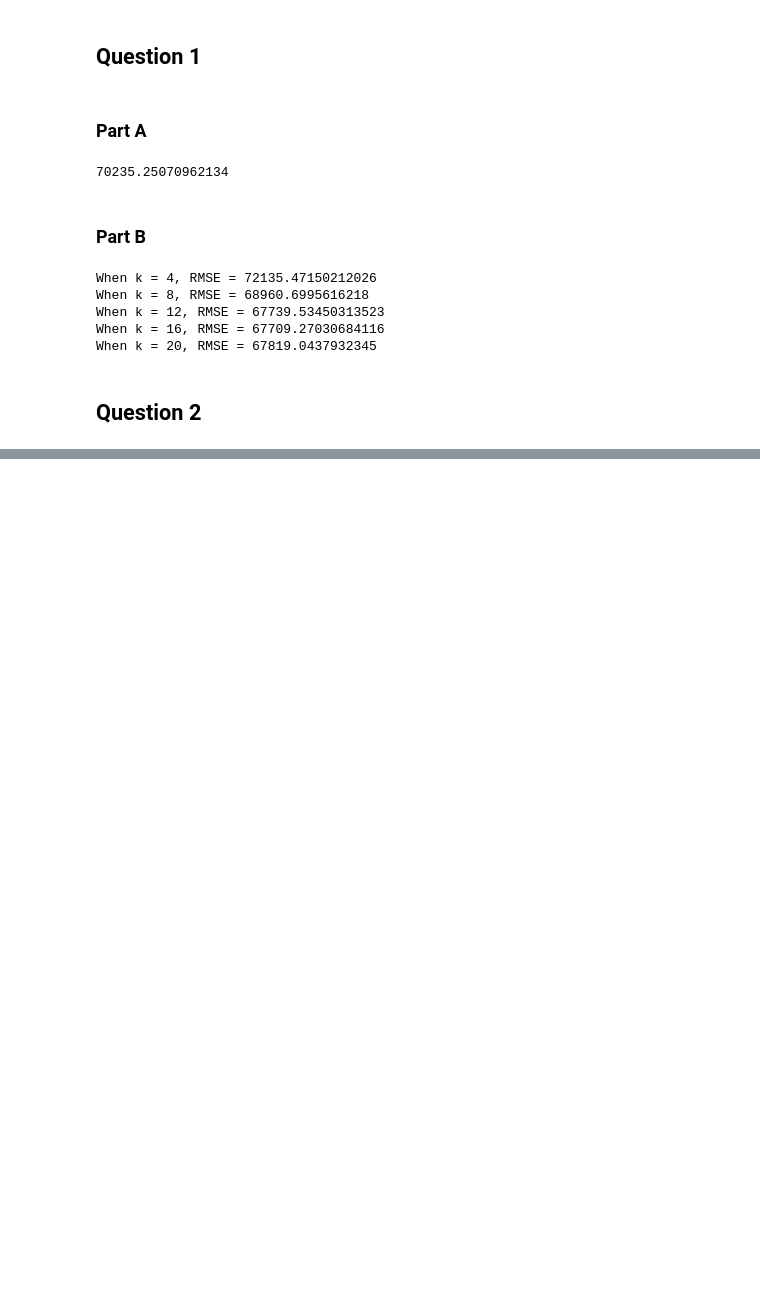
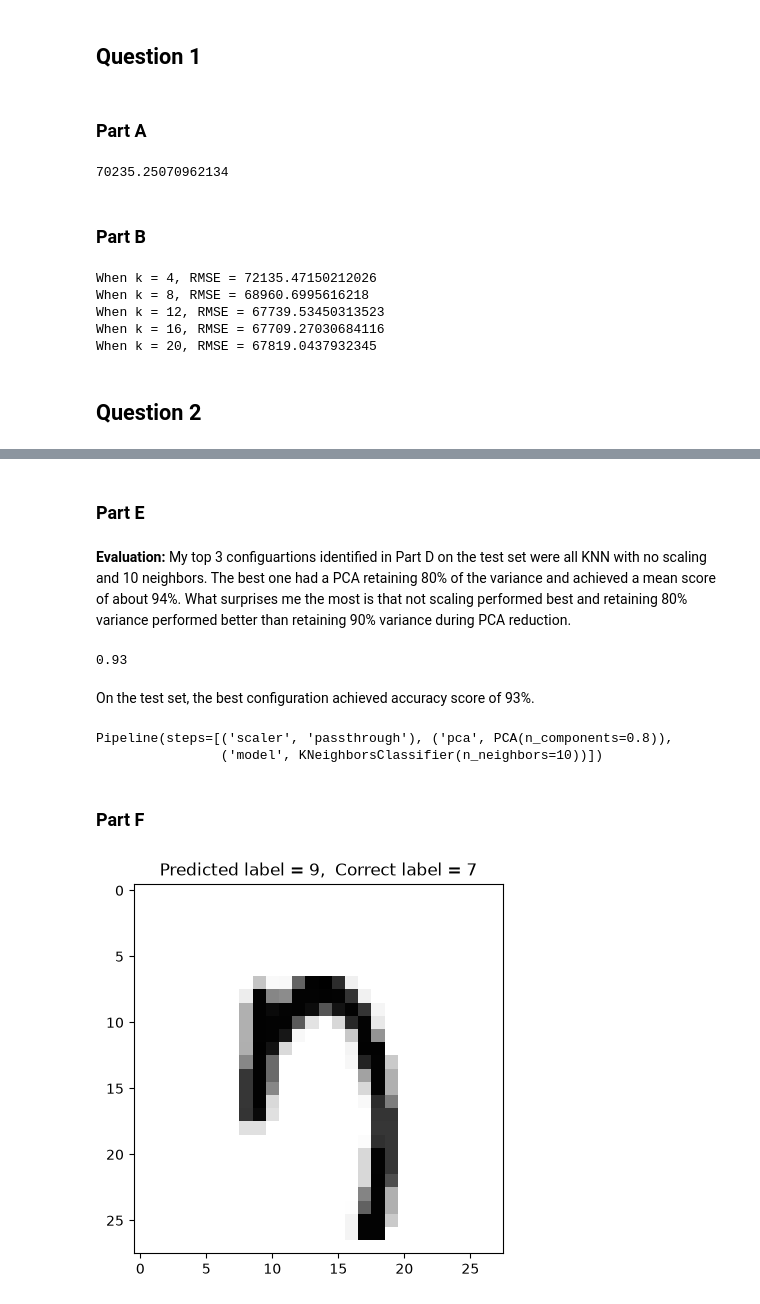
Before and after one commit to khanhdo05/Intro-to-ML, a Jupyter notebook: lab4.ipynb, the cells around one changed output, grey strips where cells are left out. Drawn from its saved outputs; the diff is of its cells as text; code cells hidden in the pictures; blank space fills up the shorter version.

```diff
--- a/lab4.ipynb
+++ b/lab4.ipynb
@@ -62,0 +275,14 @@ When k = 20, RMSE = 67819.0437932345
+# %%
+### Read flattened, processed data
+mnist = pd.read_csv("https://remiller1450.github.io/data/mnist_small.csv")
+
+### Separate the target variable (label column)
+label = mnist['label']
+mnist = mnist.drop(['label'], axis=1)
+
+### Convert to numpy array and reshape to 28 by 28
+mnist_unflattened = mnist.to_numpy()
+mnist_unflattened = mnist_unflattened.reshape(6000,28,28)
+
+# Split
+mnist_train, mnist_test, label_train, label_test = train_test_split(mnist,label, test_size=0.1,random_state=10)
@@ -62,0 +291,6 @@ When k = 20, RMSE = 67819.0437932345
+# %%
+pipeline_6b = Pipeline([
+    ('scaler', 'passthrough'),
+    ('pca', 'passthrough'),
+    ('model', KNeighborsClassifier())
+])
@@ -62,0 +361,30 @@ When k = 20, RMSE = 67819.0437932345
+# %% [markdown]
+### Part E
+# %% [markdown]
+**Evaluation:** My top 3 configuartions identified in Part D on the test set were all KNN with no scaling and 10 neighbors. The best one had a PCA retaining 80% of the variance and achieved a mean score of about 94%. What surprises me the most is that not scaling performed best and retaining 80% variance performed better than retaining 90% variance during PCA reduction.
+# %%
+y_pred = grid_results.best_estimator_.predict(mnist_test)
+accuracy_score(label_test, y_pred)
+# %% [output]
+0.93
+# %% [markdown]
+On the test set, the best configuration achieved accuracy score of 93%.
+# %%
+grid_results.best_estimator_
+# %% [output]
+Pipeline(steps=[('scaler', 'passthrough'), ('pca', PCA(n_components=0.8)),
+                ('model', KNeighborsClassifier(n_neighbors=10))])
+# %% [markdown]
+### Part F
+# %%
+# Find the first digit in the test set that was incorrectly classified
+first_digit = (np.where(y_pred != label_test.to_numpy())[0])[0]
+image = mnist_test.iloc[first_digit].to_numpy().reshape(28, 28)
+correct_label = label_test.iloc[first_digit]
+pred_label = y_pred[first_digit]
+# Display it as an image with the predicted label and correct label as title text
+plt.imshow(image, cmap='Greys')
+plt.title(f"Predicted label = {pred_label},  Correct label = {correct_label}")
+plt.show()
+# %% [output]
+[figure, added]
```
Also changed, not shown: parts of 26 cells of this notebook.
